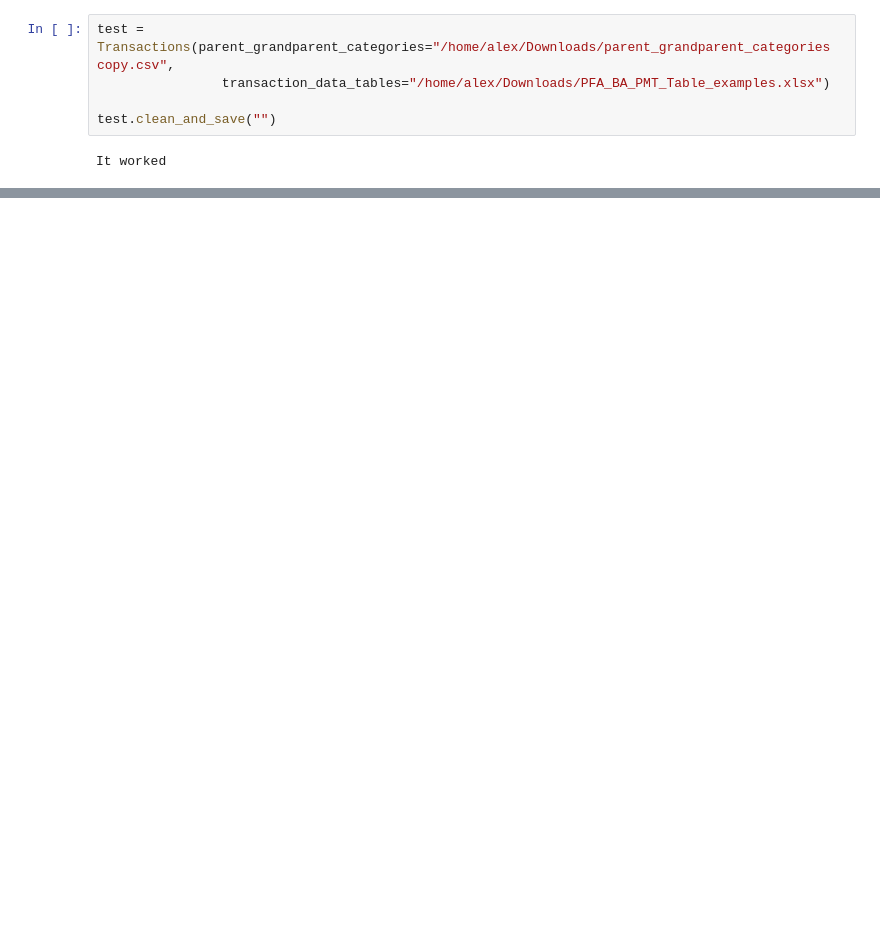
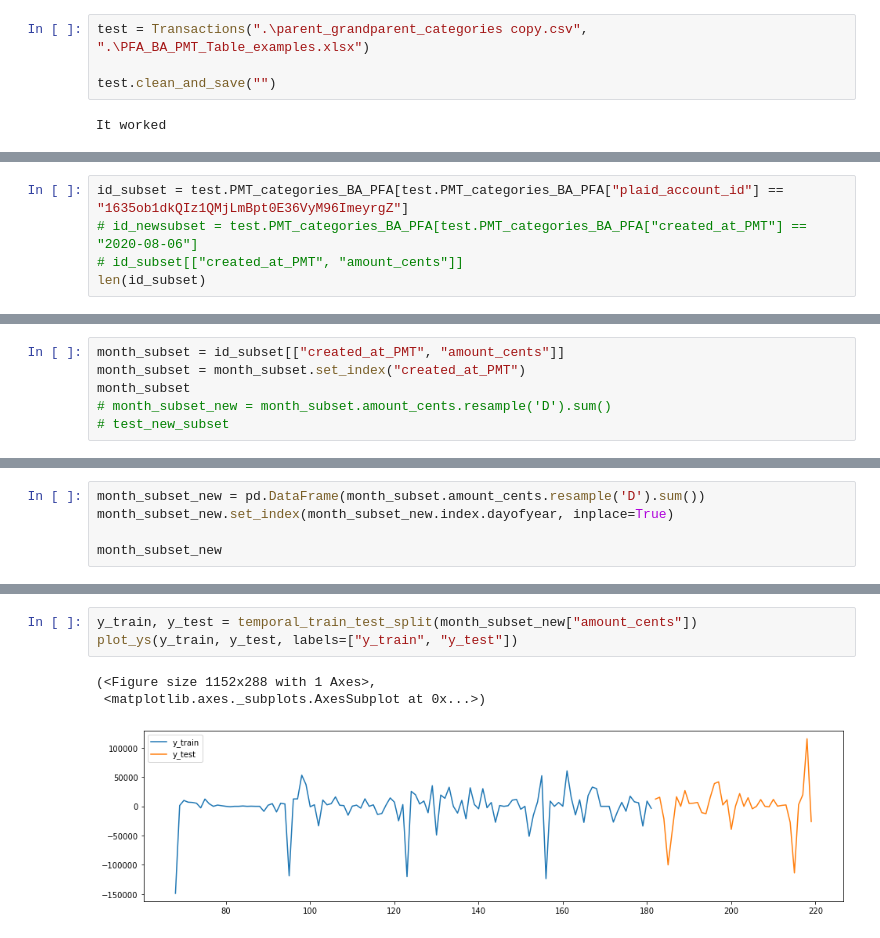
Before and after one commit to BloomTech-Labs/Labs25-SaverLife-TeamC-ds, a Jupyter notebook: notebooks/DataCleaning.ipynb, the cells around one changed output, grey strips where cells are left out. Saved outputs shown, nothing was run; the diff lists cells and outputs as text; blank space fills up the shorter version.

```diff
--- a/notebooks/DataCleaning.ipynb
+++ b/notebooks/DataCleaning.ipynb
@@ -118,8 +118,7 @@ class Transactions:
         # Return success statement to inform user of completion
         print("It worked")
 # %%
-test = Transactions(parent_grandparent_categories="/home/alex/Downloads/parent_grandparent_categories copy.csv",
-                transaction_data_tables="/home/alex/Downloads/PFA_BA_PMT_Table_examples.xlsx")
+test = Transactions(".\parent_grandparent_categories copy.csv", ".\PFA_BA_PMT_Table_examples.xlsx")
 
 test.clean_and_save("")
 # %% [output]
@@ -126,0 +182,5 @@ It worked
+# %%
+id_subset = test.PMT_categories_BA_PFA[test.PMT_categories_BA_PFA["plaid_account_id"] == "1635ob1dkQIz1QMjLmBpt0E36VyM96ImeyrgZ"]
+# id_newsubset = test.PMT_categories_BA_PFA[test.PMT_categories_BA_PFA["created_at_PMT"] == "2020-08-06"]
+# id_subset[["created_at_PMT", "amount_cents"]]
+len(id_subset)
@@ -126,0 +194,6 @@ It worked
+# %%
+month_subset = id_subset[["created_at_PMT", "amount_cents"]]
+month_subset = month_subset.set_index("created_at_PMT")
+month_subset
+# month_subset_new = month_subset.amount_cents.resample('D').sum()
+# test_new_subset
@@ -126,0 +233,5 @@ It worked
+# %%
+month_subset_new = pd.DataFrame(month_subset.amount_cents.resample('D').sum())
+month_subset_new.set_index(month_subset_new.index.dayofyear, inplace=True)
+
+month_subset_new
@@ -126,0 +294,7 @@ It worked
+# %%
+y_train, y_test = temporal_train_test_split(month_subset_new["amount_cents"])
+plot_ys(y_train, y_test, labels=["y_train", "y_test"])
+# %% [output]
+(<Figure size 1152x288 with 1 Axes>,
+ <matplotlib.axes._subplots.AxesSubplot at 0x...>)
+[figure, added]
```
Also changed, not shown: parts of 16 cells of this notebook, 4 other files.
